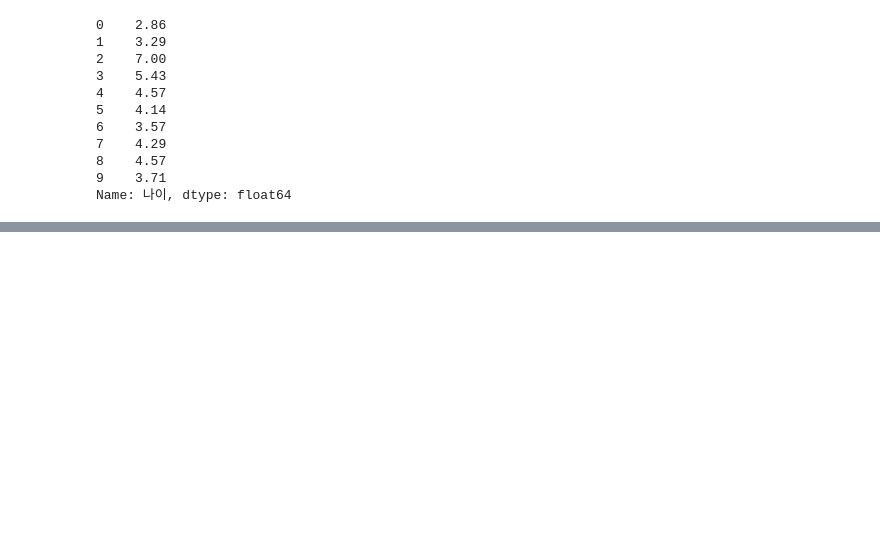
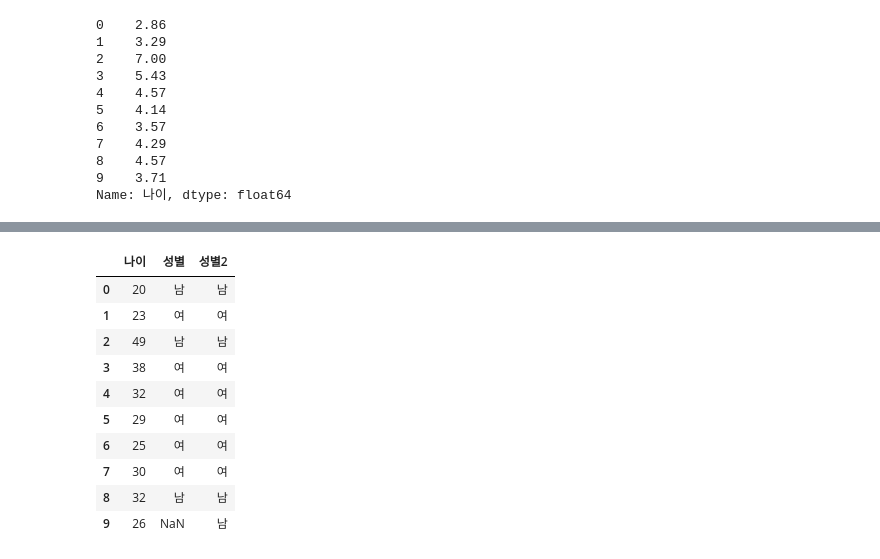
Before and after one commit to saparian0304/tjoeunacademy_test, a Jupyter notebook: jupyter/빅데이터분석기사_실기/2장.ipynb, the cells around one changed output, grey strips where cells are left out. Cells and saved outputs as stored; diff of their text form; code cells hidden in the pictures; blank space fills up the shorter version.

```diff
--- a/jupyter/빅데이터분석기사_실기/2장.ipynb
+++ b/jupyter/빅데이터분석기사_실기/2장.ipynb
@@ -265,0 +671,16 @@ Name: 나이, dtype: float64
+# %%
+데이터['성별2'] = 데이터['성별'].fillna('남')
+# %%
+데이터
+# %% [output]
+|  | 나이 | 성별 | 성별2 |
+| 0 | 20 | 남 | 남 |
+| 1 | 23 | 여 | 여 |
+| 2 | 49 | 남 | 남 |
+| 3 | 38 | 여 | 여 |
+| 4 | 32 | 여 | 여 |
+| 5 | 29 | 여 | 여 |
+| 6 | 25 | 여 | 여 |
+| 7 | 30 | 여 | 여 |
+| 8 | 32 | 남 | 남 |
+| 9 | 26 | NaN | 남 |
```
Also changed, not shown: parts of 56 cells of this notebook, 10 other files.
